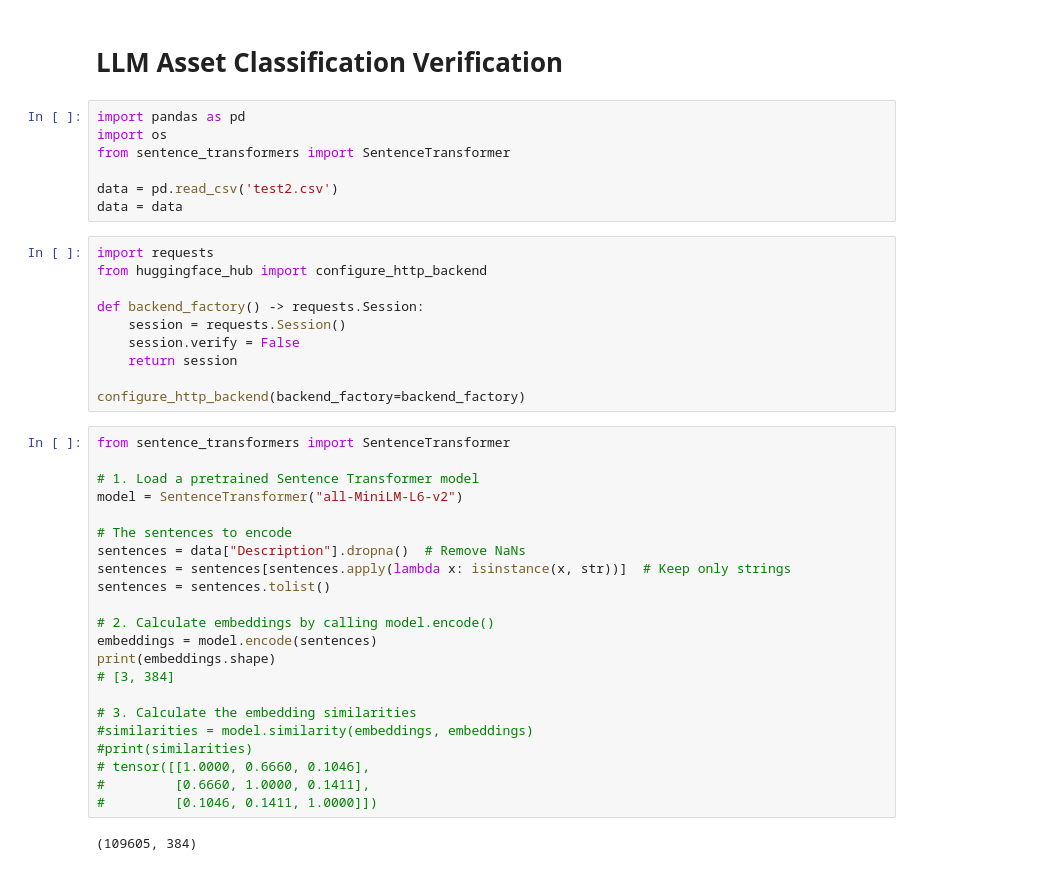
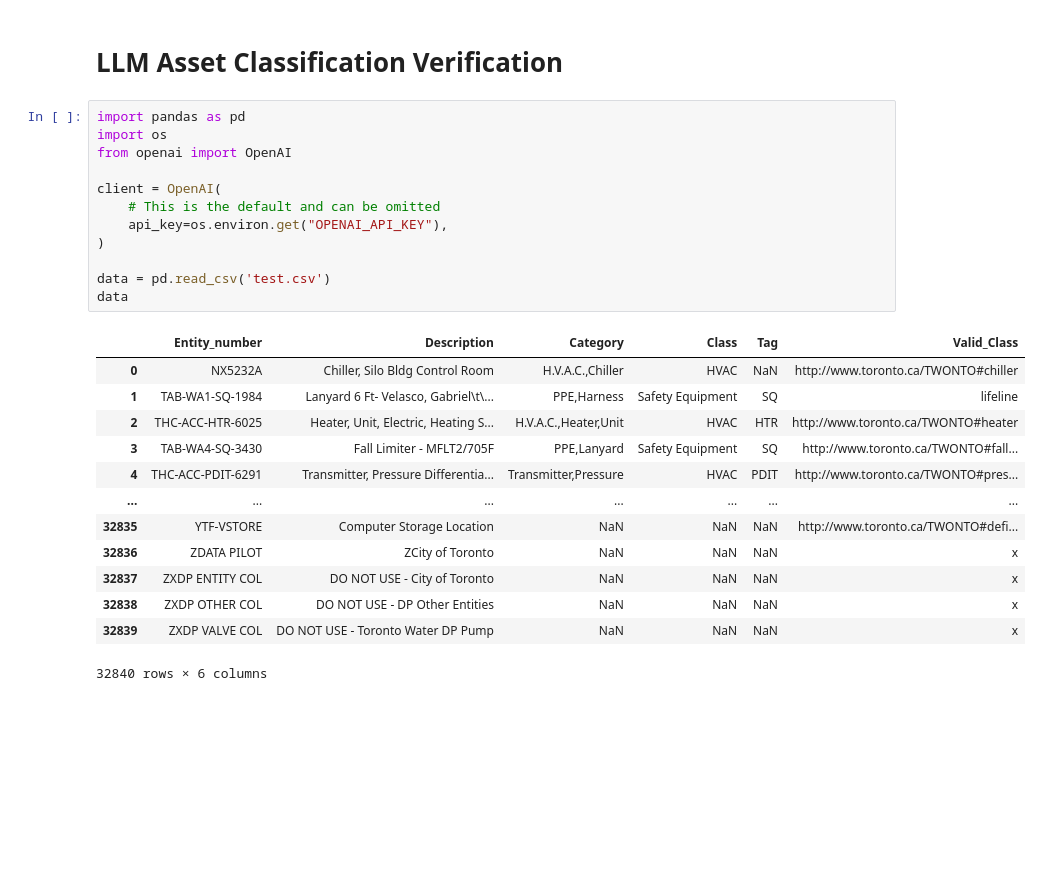
Before and after one commit to TW-ASMP/TWONTO, a Jupyter notebook: Avantis Mapping/LLM_Class.ipynb, the cells around one changed output. Cells and saved outputs as stored; diff of their text form; blank space fills up the shorter version.

```diff
--- a/Avantis Mapping/LLM_Class.ipynb
+++ b/Avantis Mapping/LLM_Class.ipynb
@@ -3,41 +3,26 @@
 # %%
 import pandas as pd
 import os
-from sentence_transformers import SentenceTransformer
+from openai import OpenAI
 
-data = pd.read_csv('test2.csv')
-data = data
+client = OpenAI(
+    # This is the default and can be omitted
+    api_key=os.environ.get("OPENAI_API_KEY"),
+)
+
+data = pd.read_csv('test.csv')
+data
+# %% [output]
+|  | Entity_number | Description | Category | Class | Tag | Valid_Class |
+| 0 | NX5232A | Chiller, Silo Bldg Control Room | H.V.A.C.,Chiller | HVAC | NaN | http://www.toronto.ca/TWONTO#chiller |
+| 1 | TAB-WA1-SQ-1984 | Lanyard 6 Ft- Velasco, Gabriel\t\... | PPE,Harness | Safety Equipment | SQ | lifeline |
+| 2 | THC-ACC-HTR-6025 | Heater, Unit, Electric, Heating S... | H.V.A.C.,Heater,Unit | HVAC | HTR | http://www.toronto.ca/TWONTO#heater |
+| 3 | TAB-WA4-SQ-3430 | Fall Limiter - MFLT2/705F | PPE,Lanyard | Safety Equipment | SQ | http://www.toronto.ca/TWONTO#fall... |
+| 4 | THC-ACC-PDIT-6291 | Transmitter, Pressure Differentia... | Transmitter,Pressure | HVAC | PDIT | http://www.toronto.ca/TWONTO#pres... |
+| ... | ... | ... | ... | ... | ... | ... |
+| 32835 | YTF-VSTORE | Computer Storage Location | NaN | NaN | NaN | http://www.toronto.ca/TWONTO#defi... |
+| 32836 | ZDATA PILOT | ZCity of Toronto | NaN | NaN | NaN | x |
+| 32837 | ZXDP ENTITY COL | DO NOT USE - City of Toronto | NaN | NaN | NaN | x |
+| 32838 | ZXDP OTHER COL | DO NOT USE - DP Other Entities | NaN | NaN | NaN | x |
+| 32839 | ZXDP VALVE COL | DO NOT USE - Toronto Water DP Pump | NaN | NaN | NaN | x |
+32840 rows × 6 columns
-# %%
-import requests
-from huggingface_hub import configure_http_backend
-
-def backend_factory() -> requests.Session:
-    session = requests.Session()
-    session.verify = False
-    return session
-
-configure_http_backend(backend_factory=backend_factory)
-# %%
-from sentence_transformers import SentenceTransformer
-
-# 1. Load a pretrained Sentence Transformer model
-model = SentenceTransformer("all-MiniLM-L6-v2")
-
-# The sentences to encode
-sentences = data["Description"].dropna()  # Remove NaNs
-sentences = sentences[sentences.apply(lambda x: isinstance(x, str))]  # Keep only strings
-sentences = sentences.tolist()
-
-# 2. Calculate embeddings by calling model.encode()
-embeddings = model.encode(sentences)
-print(embeddings.shape)
-# [3, 384]
-
-# 3. Calculate the embedding similarities
-#similarities = model.similarity(embeddings, embeddings)
-#print(similarities)
-# tensor([[1.0000, 0.6660, 0.1046],
-#         [0.6660, 1.0000, 0.1411],
-#         [0.1046, 0.1411, 1.0000]])
-# %% [output]
-(109605, 384)
```
Also changed, not shown: parts of 7 cells of this notebook, 6 other files.
